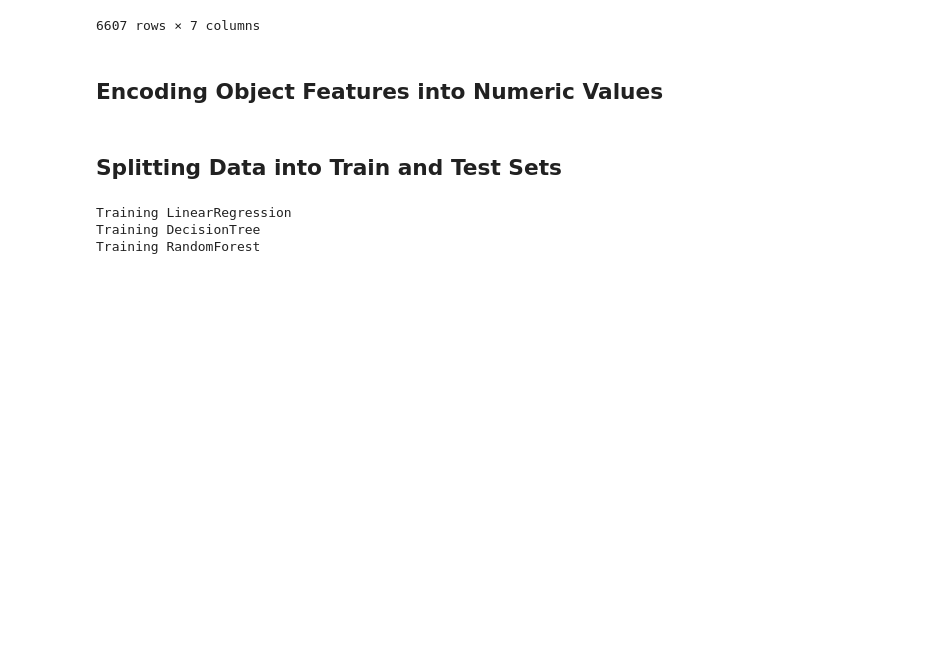
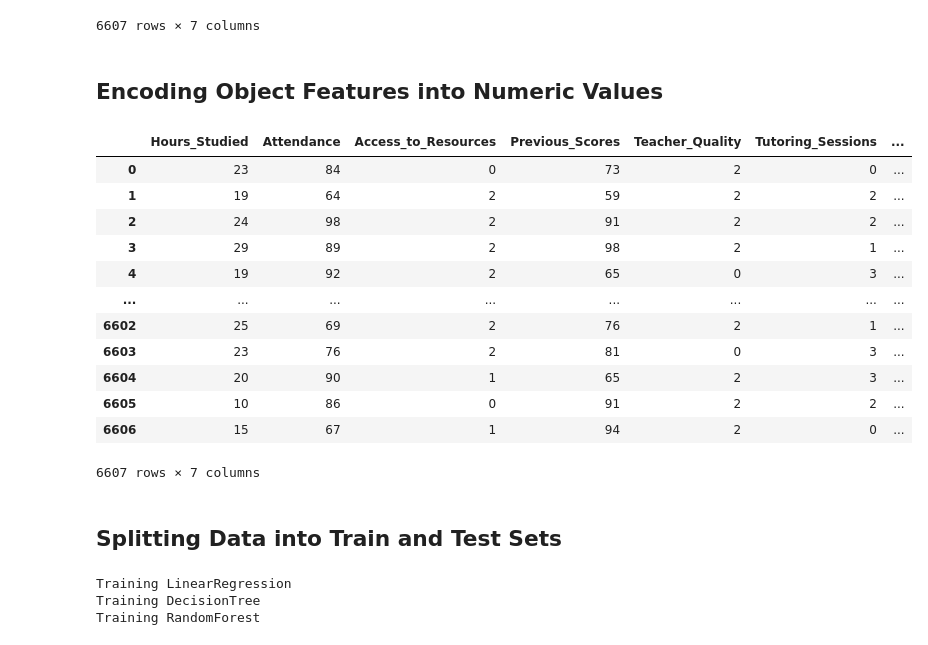
Before and after one commit to karimhassan-808/student-score-prediction, a Jupyter notebook: notebooks/model.ipynb, the cells around one changed output. Cells and saved outputs as stored; diff of their text form; code cells hidden in the pictures; blank space fills up the shorter version.

```diff
--- a/notebooks/model.ipynb
+++ b/notebooks/model.ipynb
@@ -66,6 +66,21 @@ le = LabelEncoder()
 # %%
 df_model['Teacher_Quality'] = le.fit_transform(df_model['Teacher_Quality'])
 df_model['Access_to_Resources'] = le.fit_transform(df_model['Access_to_Resources'])
+df_model
+# %% [output]
+|  | Hours_Studied | Attendance | Access_to_Resources | Previous_Scores | Teacher_Quality | Tutoring_Sessions | ... |
+| 0 | 23 | 84 | 0 | 73 | 2 | 0 | ... |
+| 1 | 19 | 64 | 2 | 59 | 2 | 2 | ... |
+| 2 | 24 | 98 | 2 | 91 | 2 | 2 | ... |
+| 3 | 29 | 89 | 2 | 98 | 2 | 1 | ... |
+| 4 | 19 | 92 | 2 | 65 | 0 | 3 | ... |
+| ... | ... | ... | ... | ... | ... | ... | ... |
+| 6602 | 25 | 69 | 2 | 76 | 2 | 1 | ... |
+| 6603 | 23 | 76 | 2 | 81 | 0 | 3 | ... |
+| 6604 | 20 | 90 | 1 | 65 | 2 | 3 | ... |
+| 6605 | 10 | 86 | 0 | 91 | 2 | 2 | ... |
+| 6606 | 15 | 67 | 1 | 94 | 2 | 0 | ... |
+6607 rows × 7 columns
 # %%
 X = df_model[features]
 y = df_model[target]
```
Also changed, not shown: parts of 6 cells of this notebook, 2 other files.
